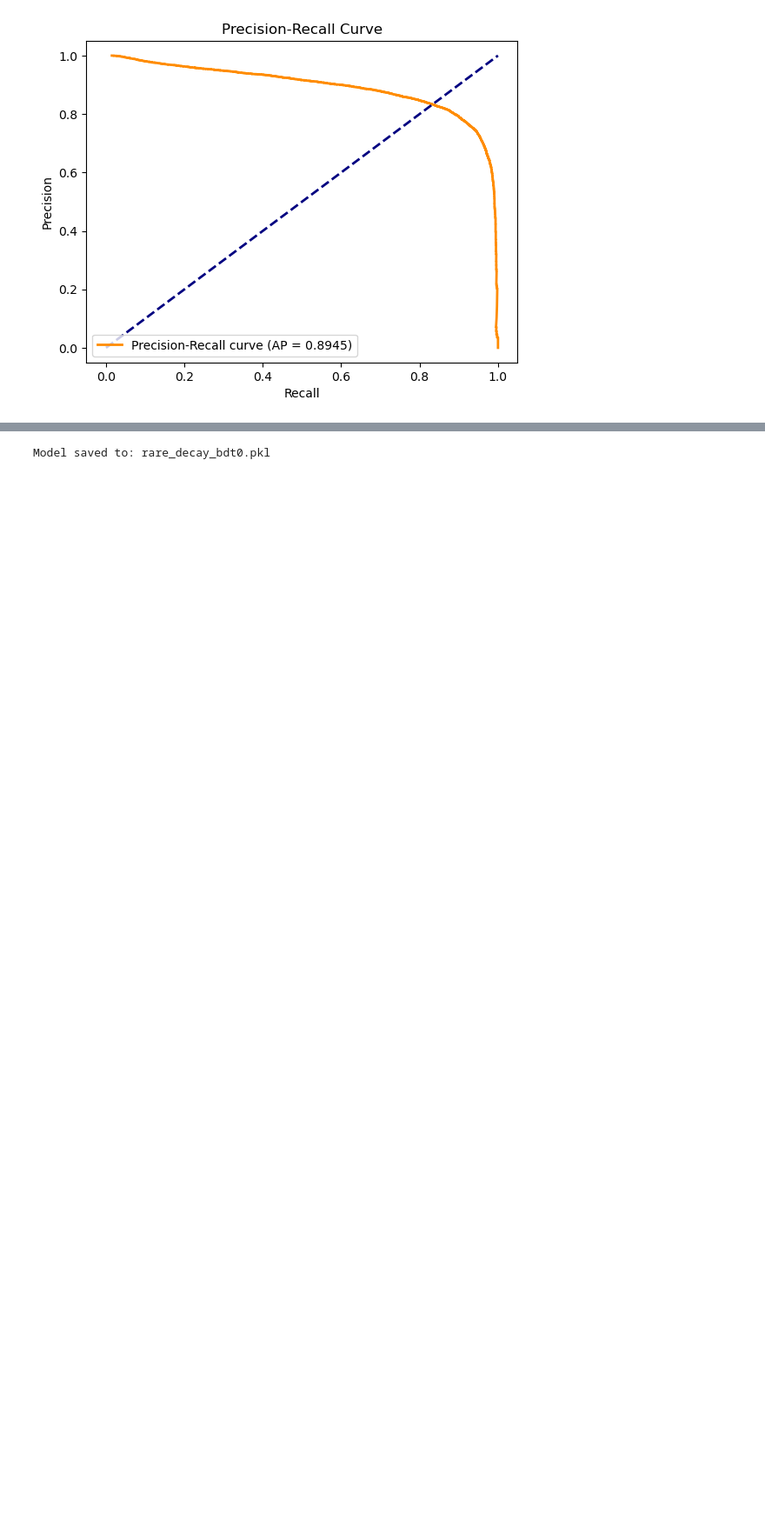
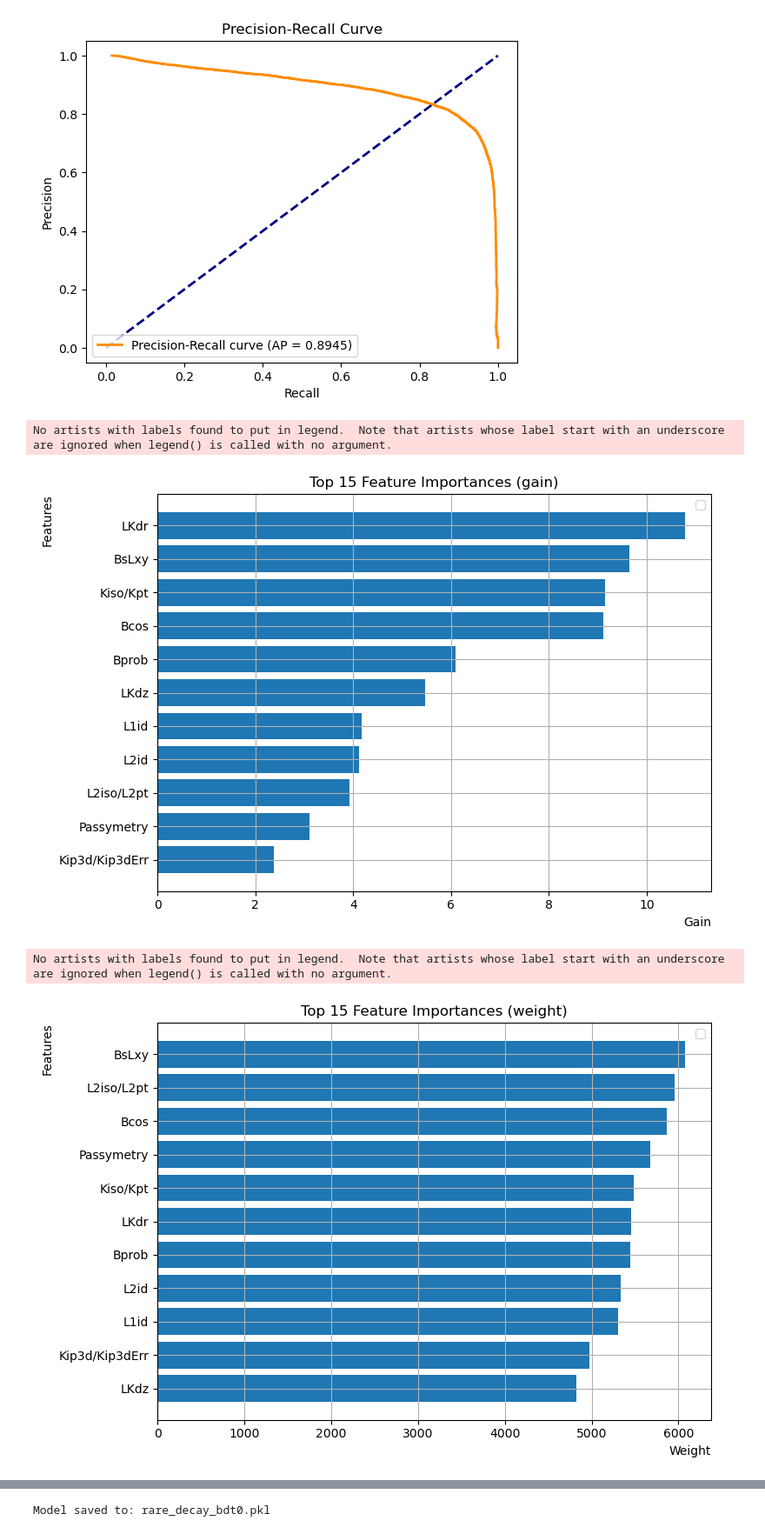
Before and after one commit to pnnoc/ML_FinalProject, a Jupyter notebook: BDT_Project.ipynb, the cells around one changed output, grey strips where cells are left out. Shown: that part at 87% size. Saved outputs shown, nothing was run; the diff lists cells and outputs as text; code cells hidden in the pictures; blank space fills up the shorter version.

Commit message:
Features importances implemented

```diff
--- a/BDT_Project.ipynb
+++ b/BDT_Project.ipynb
@@ -239,3 +147,14 @@ preselection = '(KLmassD0 > 2.) & ((Mll>1.05) & (Mll<2.45))'
 
 # Loading dataset to check the dimension
 signal, backgr, sig_weights, bkg_weights = sig_bkg_data_loading(sig_file, bkg_file, features, sample_weights, preselection)
+
+print(f'Number of signal events: {signal.shape[1]}')
+print(f'Number of background events: {backgr.shape[1]}')
+print(f'Number of kinematic features: {signal.shape[0]}')
+
+# splitting the data
+X_train, X_test, y_train, y_test, weights_train, weights_test = prepare_combined_data(signal, backgr, sig_weights, bkg_weights)
+
+# checkking the size of training and testing
+print(f'Training sample size: {X_train.shape}')
+print(f'Testing sample size: {X_test.shape}')
@@ -250,5 +166,0 @@ Number of kinematic features: 11
-# %%
-test_size = 0.2
-random_seed = 2001
-# Prepare combine sig+bkg dataset --> splitting
-X_train, X_test, y_train, y_test, weights_train, weights_test = prepare_combined_data(signal, backgr, sig_weights, bkg_weights, test_size, random_seed)
@@ -300,3 +211,18 @@ display_pr_curve(y_test, y_pred)
 [figure]
 [figure]
 [figure]
+# %%
+# Features Analyses
+plot_features_importance(model=bdt.model,
+                         feature_names=features,
+                         importance_type='gain', # average gain --> imporvement in loss when features are used in the splits
+                         max_num_features=15)
+plot_features_importance(model=bdt.model,
+                         feature_names=features,
+                         importance_type='weight', # Number of times a feature is used to split the data across all trees
+                         )
+# %% [output]
+No artists with labels found to put in legend.  Note that artists whose label start with an underscore are ignored when legend() is called with no argument.
+[figure, added]
+No artists with labels found to put in legend.  Note that artists whose label start with an underscore are ignored when legend() is called with no argument.
+[figure, added]
```
Also changed, not shown: parts of 15 cells of this notebook, 1 other file.
